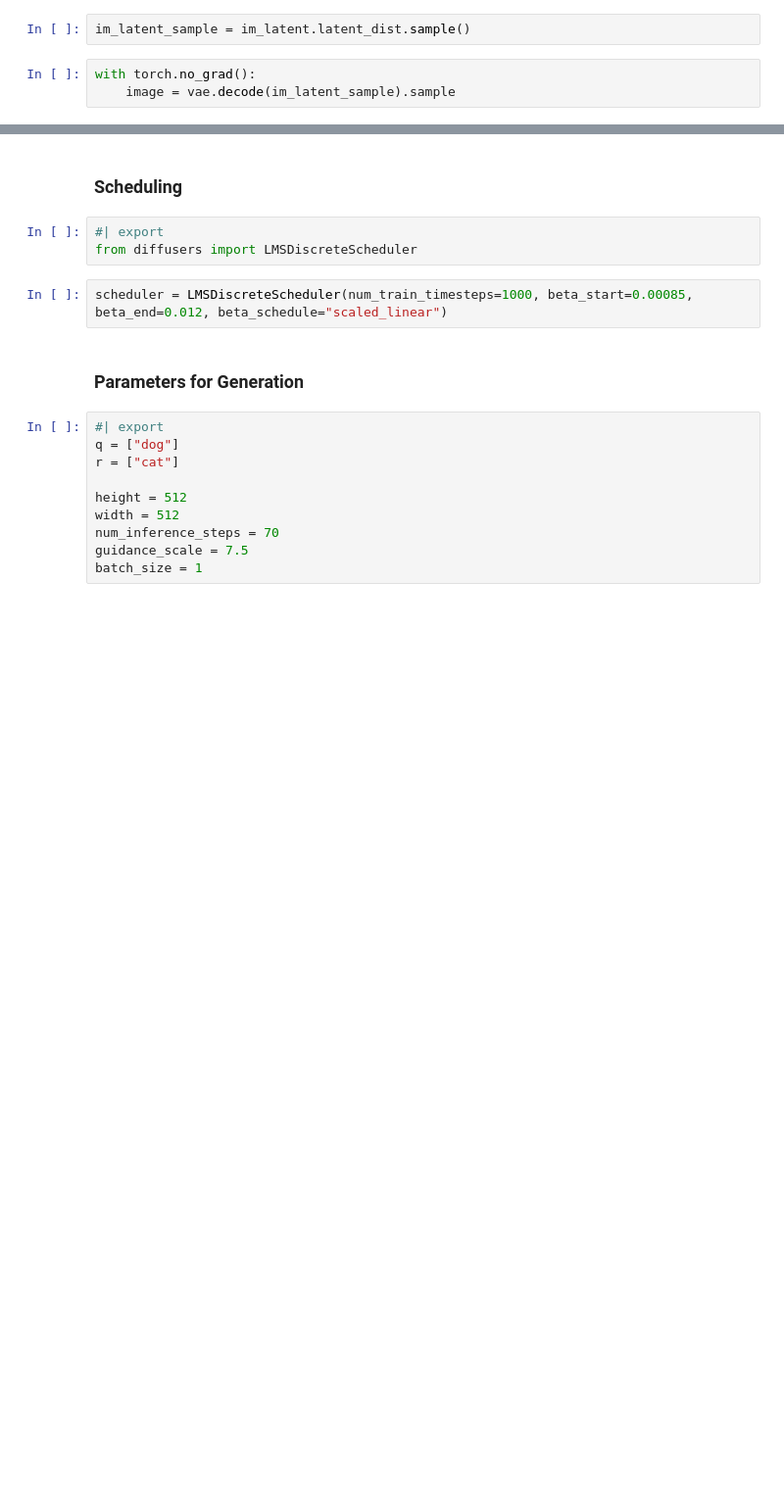
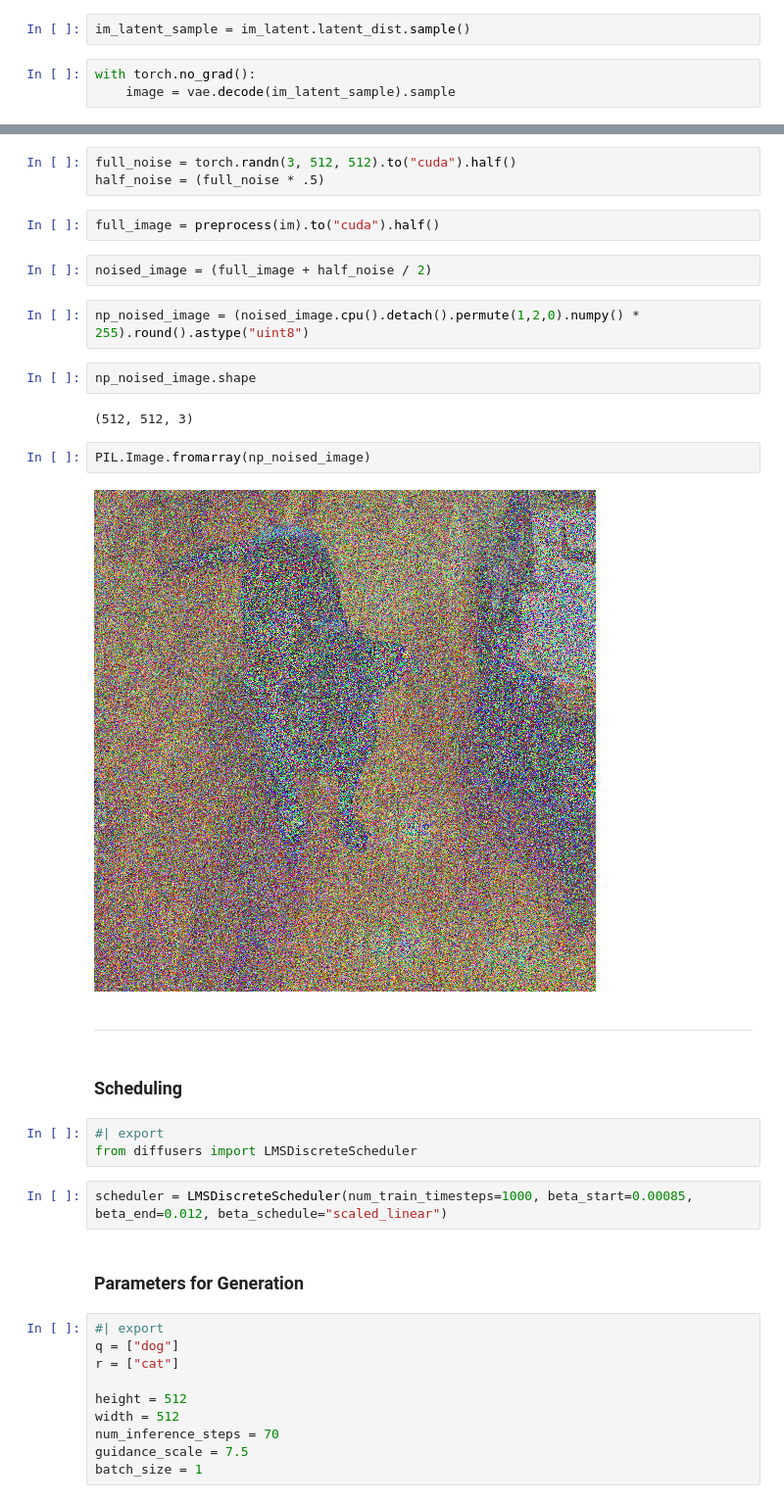
Before and after one commit to peterbull/diffedit, a Jupyter notebook: diffedit.ipynb, the cells around one changed output, grey strips where cells are left out. Shown at 98% size. Cells and saved outputs as stored; diff of their text form; blank space fills up the shorter version.

Commit message:
quick test adding noise to image

```diff
--- a/diffedit.ipynb
+++ b/diffedit.ipynb
@@ -131,3 +109,22 @@ print("export successful")
+# %%
+full_noise = torch.randn(3, 512, 512).to("cuda").half()
+half_noise = (full_noise * .5)
+# %%
+full_image = preprocess(im).to("cuda").half()
+# %%
+noised_image = (full_image + half_noise / 2)
+# %%
+np_noised_image = (noised_image.cpu().detach().permute(1,2,0).numpy() * 255).round().astype("uint8")
+# %%
+np_noised_image.shape
+# %% [output]
+(512, 512, 3)
+# %%
+PIL.Image.fromarray(np_noised_image)
+# %% [output]
+[figure, added]
+# %% [markdown]
+***
 # %% [markdown]
 ### Scheduling
 # %%
```
Also changed, not shown: parts of 17 cells of this notebook.
